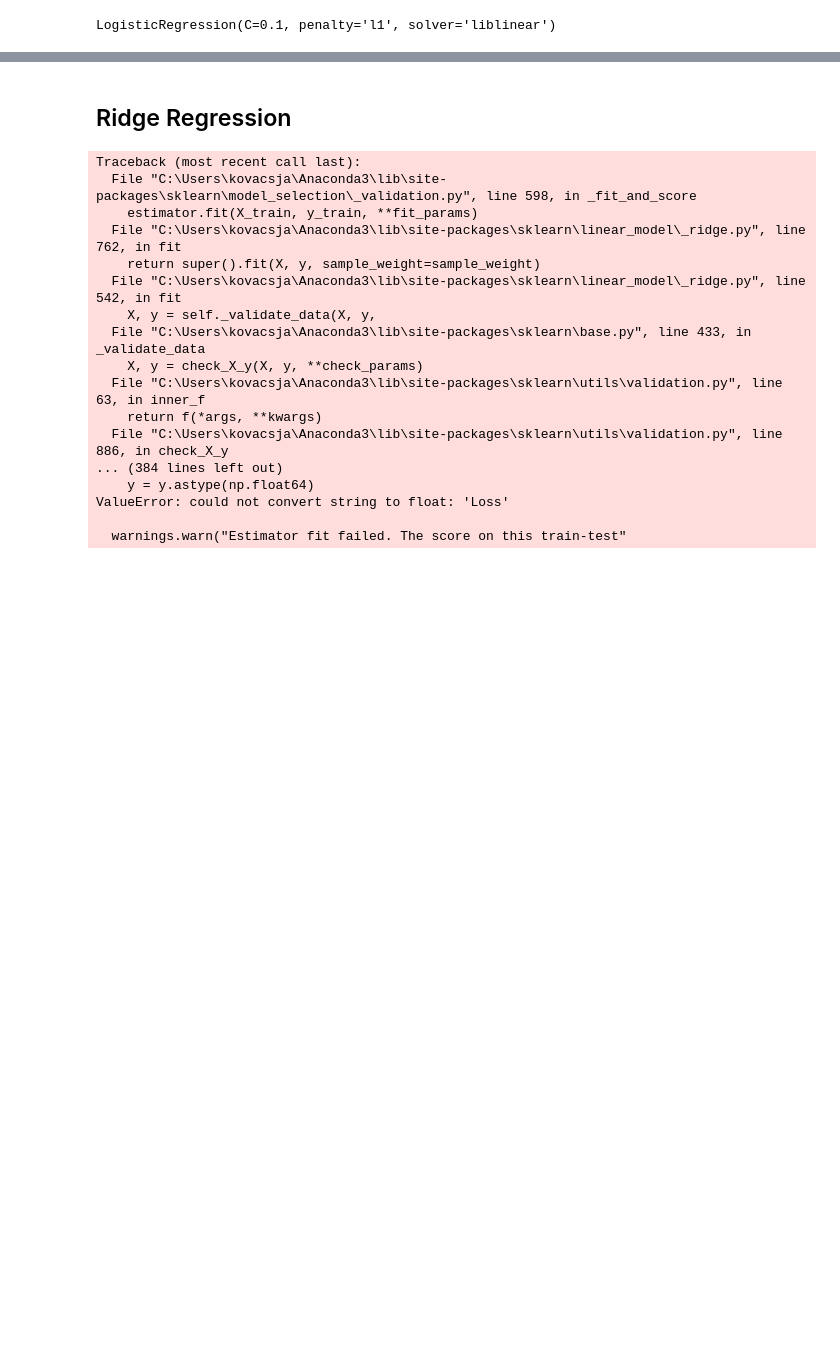
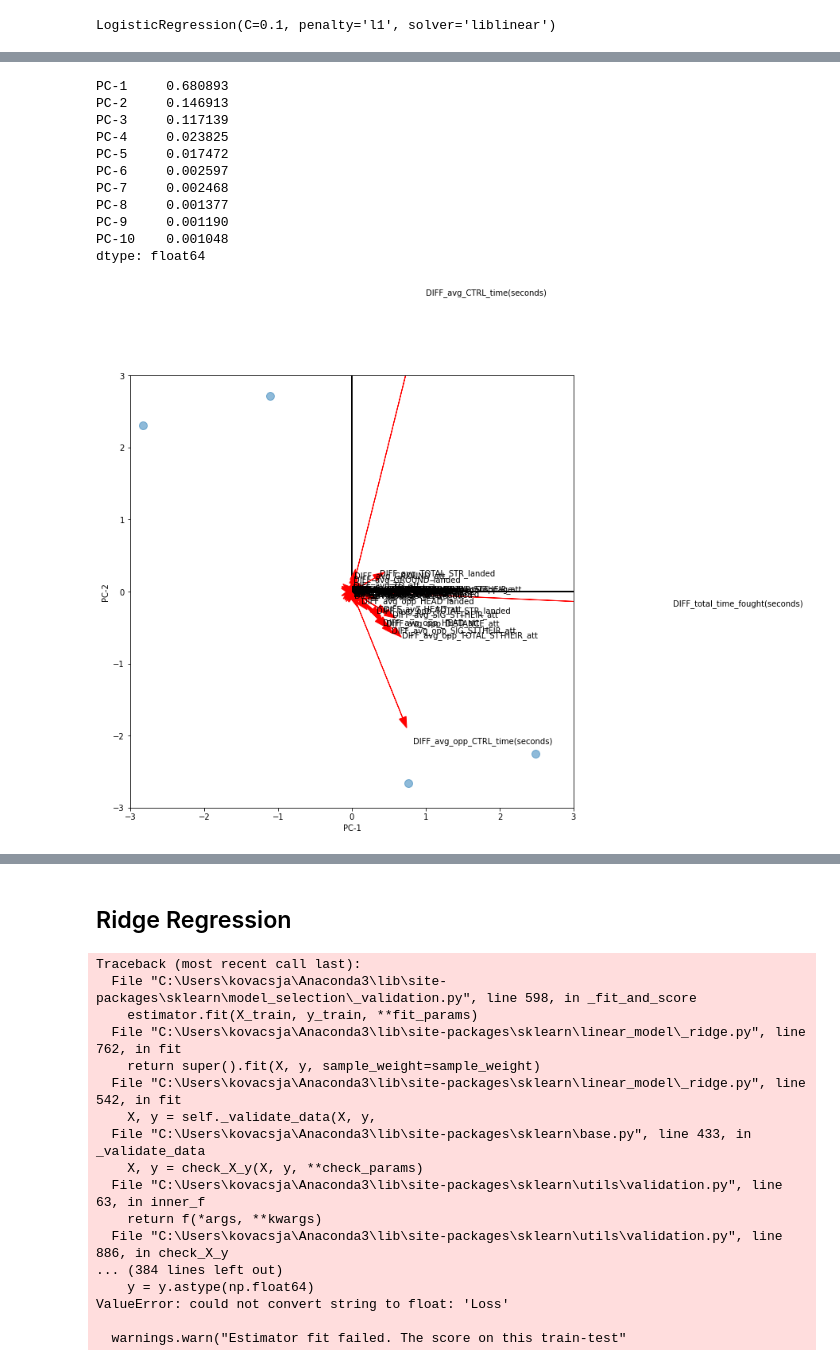
Before and after one commit to rhit-walkowae/ufcPredictionProject, a Jupyter notebook: LogisticRegressionBrainstorming Diff Dataset.ipynb, the cells around one changed output, grey strips where cells are left out. Saved outputs shown, nothing was run; the diff lists cells and outputs as text; code cells hidden in the pictures; blank space fills up the shorter version.

```diff
--- a/LogisticRegressionBrainstorming Diff Dataset.ipynb
+++ b/LogisticRegressionBrainstorming Diff Dataset.ipynb
@@ -293,0 +306,52 @@ Test R2: 0.54
+# %%
+def biplot(X,n_comp,j1,j2,scale=1,alpha=0.25,s=50):
+
+    import numpy as np
+    import pandas as pd
+    from sklearn.decomposition import PCA
+    import matplotlib.pyplot as plt
+
+    #X = (X-X.mean())/X.std()
+    pca = PCA(n_components=n_comp)
+    pca.fit(X)
+    cols = ['PC-'+str(i+1) for i in range(n_comp)]
+    Z = pca.transform(X)
+    Z = pd.DataFrame(Z,columns=cols)
+    Z.plot.scatter(x=j1-1,y=j2-1,
+                   alpha=alpha,
+                   s=s,
+                   figsize=(10,10))
+    sd = np.sqrt(pca.explained_variance_)
+    Zj1 = sd[j1-1]*np.array([1,0])
+    Zj2 = sd[j2-1]*np.array([0,1])
+    plt.arrow(0,0,Zj1[0],Zj1[1],head_width=0.1,color='k')
+    plt.arrow(0,0,Zj2[0],Zj2[1],head_width=0.1,color='k')
+
+    L = pca.components_
+    L = pd.DataFrame(L,index=cols,columns=X.columns)
+    for k in range(X.shape[1]):
+        x = scale*L.iloc[j1-1,k]
+        y = scale*L.iloc[j2-1,k]
+        plt.arrow(0,0,x,y,head_width=0.1,color='r')
+        plt.text(1.2*x,1.2*y,X.columns[k],color='black')
+        plt.xlim([-3,3])
+        plt.ylim([-3,3])
+
+    PVE = pca.explained_variance_ratio_
+    PVE = pd.Series(PVE,index=cols)
+    return PVE
+# %%
+biplot(X_train_imp,10,1,2,scale=4,alpha=.5,s=100)
+# %% [output]
+PC-1     0.680893
+PC-2     0.146913
+PC-3     0.117139
+PC-4     0.023825
+PC-5     0.017472
+PC-6     0.002597
+PC-7     0.002468
+PC-8     0.001377
+PC-9     0.001190
+PC-10    0.001048
+dtype: float64
+[figure, added]
```
Also changed, not shown: parts of 22 cells of this notebook.
